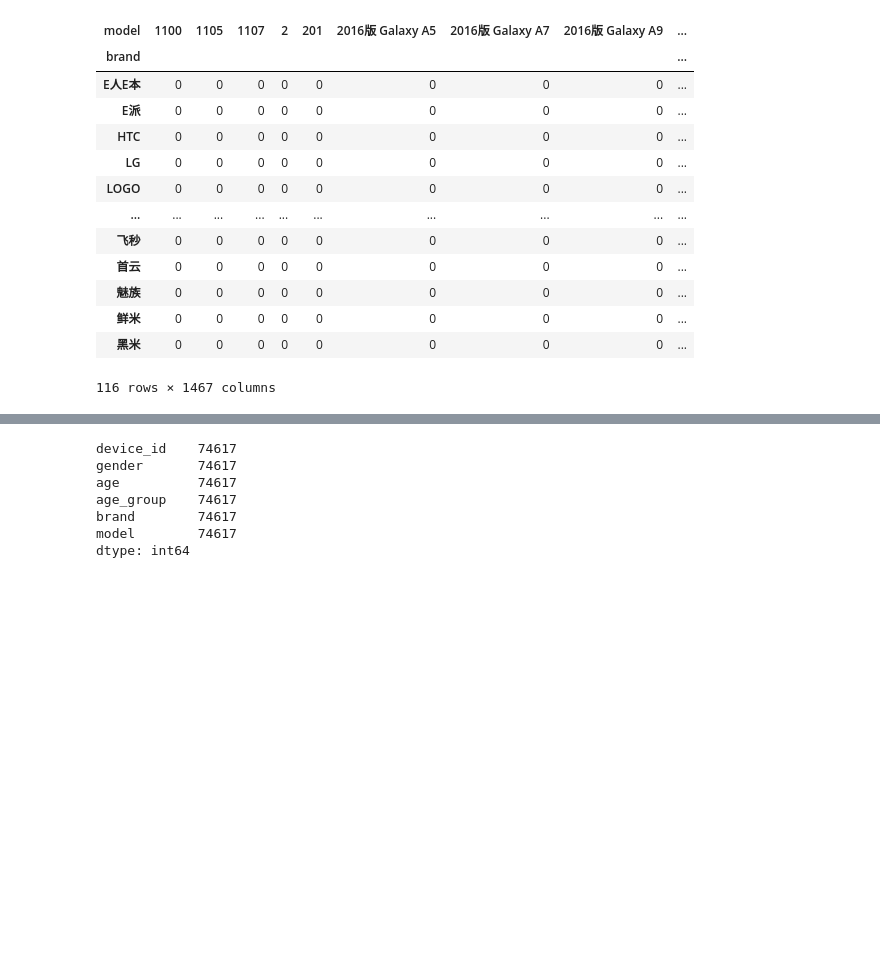
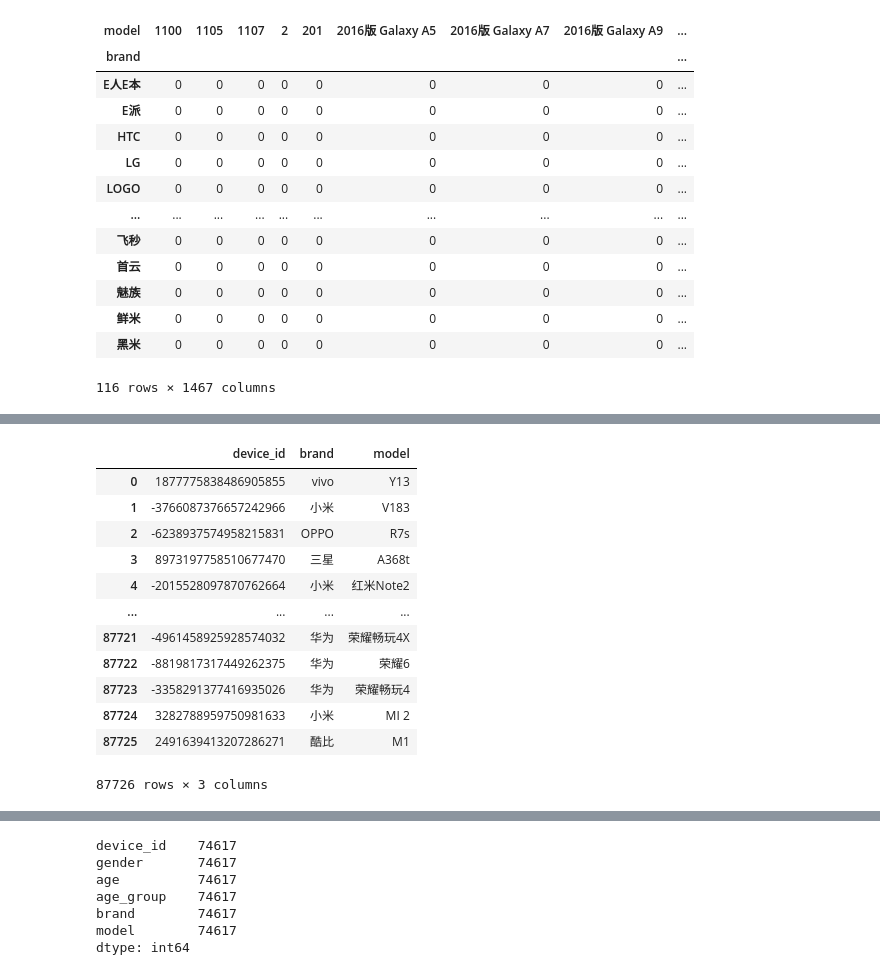
Before and after one commit to jaymalak/Capstone1, a Jupyter notebook: Capstone_Project_I__v1.ipynb, the cells around one changed output, grey strips where cells are left out. Saved outputs shown, nothing was run; the diff lists cells and outputs as text; code cells hidden in the pictures; blank space fills up the shorter version.

```diff
--- a/Capstone_Project_I__v1.ipynb
+++ b/Capstone_Project_I__v1.ipynb
@@ -384,0 +511,21 @@ device_merge.head()
+# %%
+##blob=TextBlob('小米')
+##phone_brand.brand_conv1 = {}
+
+for i in phone_brand.brand :
+     try :
+       blob= i
+       phone_brand['brand_conv']= TextBlob(blob).translate(to='en')  ##blob ##TextBlob(blob[1]).translate(to='en')
+       print(blob , TextBlob(blob).translate(to='en'))
+
+     except :
+       phone_brand['brand_conv']= blob
+      ## print(blob)
+
+phone_brand.head()
+# %%
+def f(x):
+    return sum(i * (ord(char) - 96) for i, char in enumerate(x, 1))
+
+phone_brand['brand_conv'] = phone_brand['brand'].str.lower().apply(f)
+print(phone_brand)
@@ -384,0 +547,4 @@ device_merge.head()
+# %%
+blob=TextBlob(phone_brand['brand'])
+blob
+phone_brand['brand_conv'] = phone_brand['brand'].apply(lambda x: TextBlob(x).brand_conv)
@@ -384,0 +553,3 @@ device_merge.head()
+# %%
+##phone_brand['brand_conv'] = phone_brand['brand_conv1'].str.encode('ascii', 'ignore').apply(lambda x:TextBlob(x.strip()).translate(to='en'))
+phone_brand['brand_conv'] = str(b phone_brand['brand_conv1'],encoding).apply(lambda x:TextBlob(x.strip()).translate(to='en'))
@@ -384,0 +567,16 @@ device_merge.head()
+# %%
+phone_brand
+# %% [output]
+|  | device_id | brand | model |
+| 0 | 1877775838486905855 | vivo | Y13 |
+| 1 | -3766087376657242966 | 小米 | V183 |
+| 2 | -6238937574958215831 | OPPO | R7s |
+| 3 | 8973197758510677470 | 三星 | A368t |
+| 4 | -2015528097870762664 | 小米 | 红米Note2 |
+| ... | ... | ... | ... |
+| 87721 | -4961458925928574032 | 华为 | 荣耀畅玩4X |
+| 87722 | -8819817317449262375 | 华为 | 荣耀6 |
+| 87723 | -3358291377416935026 | 华为 | 荣耀畅玩4 |
+| 87724 | 3282788959750981633 | 小米 | MI 2 |
+| 87725 | 2491639413207286271 | 酷比 | M1 |
+87726 rows × 3 columns
```
Also changed, not shown: parts of 63 cells of this notebook.
